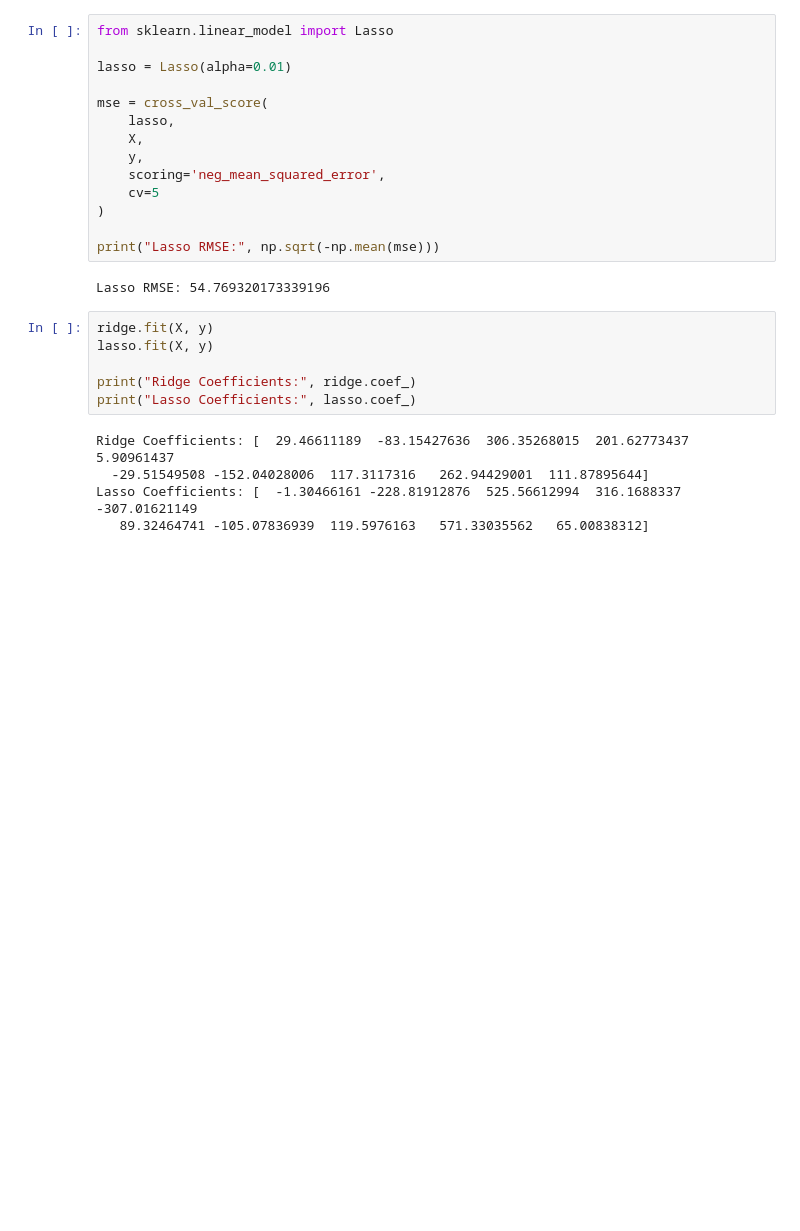
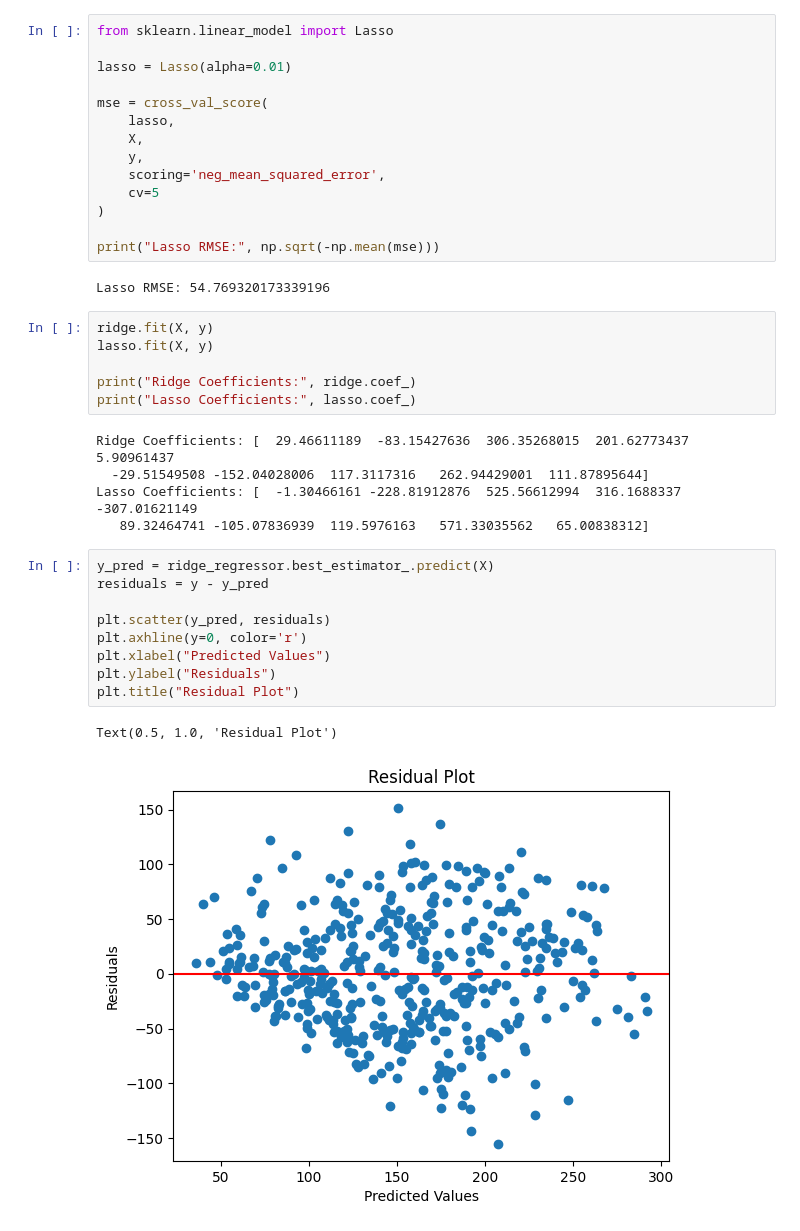
Before and after one commit to divinixx/Python_Tutorial, a Jupyter notebook: ML/LinearRegression.ipynb, the cells around one changed output. Drawn from its saved outputs; the diff is of its cells as text; blank space fills up the shorter version.

```diff
--- a/ML/LinearRegression.ipynb
+++ b/ML/LinearRegression.ipynb
@@ -149,3 +149,15 @@ Ridge Coefficients: [  29.46611189  -83.15427636  306.35268015  201.62773437
   -29.51549508 -152.04028006  117.3117316   262.94429001  111.87895644]
 Lasso Coefficients: [  -1.30466161 -228.81912876  525.56612994  316.1688337  -307.01621149
    89.32464741 -105.07836939  119.5976163   571.33035562   65.00838312]
+# %%
+y_pred = ridge_regressor.best_estimator_.predict(X)
+residuals = y - y_pred
+
+plt.scatter(y_pred, residuals)
+plt.axhline(y=0, color='r')
+plt.xlabel("Predicted Values")
+plt.ylabel("Residuals")
+plt.title("Residual Plot")
+# %% [output]
+Text(0.5, 1.0, 'Residual Plot')
+[figure, added]
```
Also changed, not shown: 2 other files.
